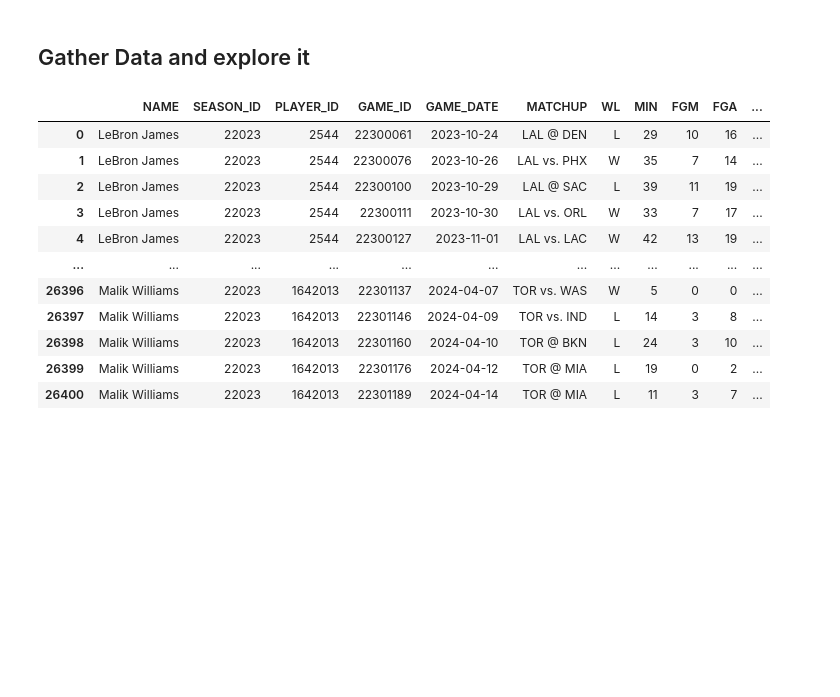
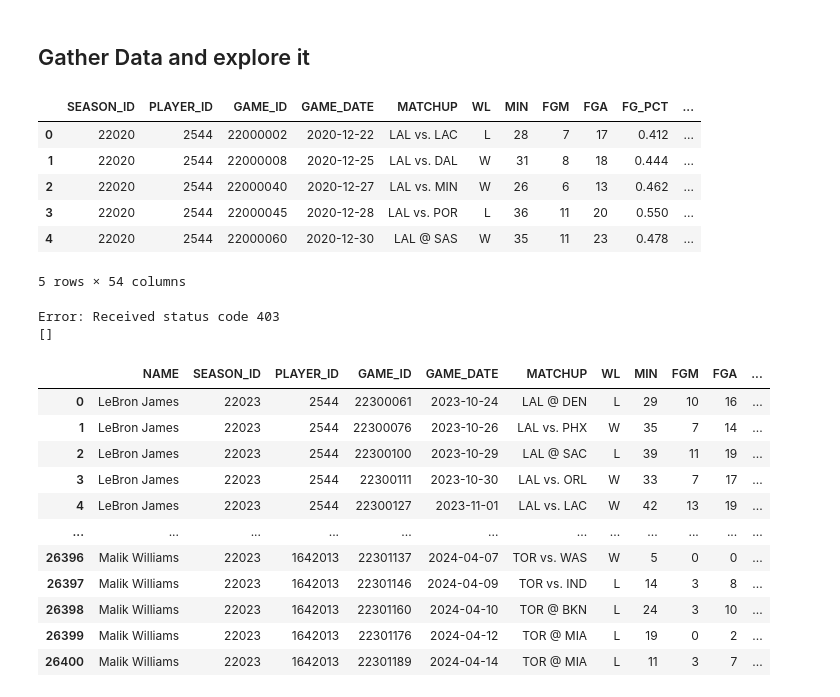
Before and after one commit to spon7ge/HoopsVista, a Jupyter notebook: PrizePicks/PlayerFunctions/TESTING.ipynb, the cells around one changed output. Drawn from its saved outputs; the diff is of its cells as text; code cells hidden in the pictures; blank space fills up the shorter version.

```diff
--- a/PrizePicks/PlayerFunctions/TESTING.ipynb
+++ b/PrizePicks/PlayerFunctions/TESTING.ipynb
@@ -15,3 +13,67 @@ combined_season_df = pd.read_csv('../csv_file/combined_seasons_df.csv')
+# %%
+# import os
+# current_dir = os.getcwd()
+# file_path = os.path.join(current_dir,'Data','csv_file','combined_data','combined_seasons_df.csv')
+# combined_season_df = pd.read_csv(file_path)
+import pandas as pd
+
+file_path = r'c:\\Users\\alexg\\OneDrive\\Documents\\player_predictor\\HoopsVista\\PrizePicks\\Data\\csv_file\\combined_data\\combined_seasons_df.csv'
+combined_season_df = pd.read_csv(file_path)
+
+combined_season_df.head()
+# %% [output]
+|  | SEASON_ID | PLAYER_ID | GAME_ID | GAME_DATE | MATCHUP | WL | MIN | FGM | FGA | FG_PCT | ... |
+| 0 | 22020 | 2544 | 22000002 | 2020-12-22 | LAL vs. LAC | L | 28 | 7 | 17 | 0.412 | ... |
+| 1 | 22020 | 2544 | 22000008 | 2020-12-25 | LAL vs. DAL | W | 31 | 8 | 18 | 0.444 | ... |
+| 2 | 22020 | 2544 | 22000040 | 2020-12-27 | LAL vs. MIN | W | 26 | 6 | 13 | 0.462 | ... |
+| 3 | 22020 | 2544 | 22000045 | 2020-12-28 | LAL vs. POR | L | 36 | 11 | 20 | 0.550 | ... |
+| 4 | 22020 | 2544 | 22000060 | 2020-12-30 | LAL @ SAS | W | 35 | 11 | 23 | 0.478 | ... |
+5 rows × 54 columns
+# %%
+import requests
+
+def fetch_prop_lines(player_name):
+    url = "https://api.prizepicks.com/projections"
+    params = {"league_id": 2, "limit": 500}  # NFL league_id is typically 2
+
+    try:
+        response = requests.get(url, params=params)
+
+        # Check if the response is successful
+        if response.status_code != 200:
+            print(f"Error: Received status code {response.status_code}")
+            return []
+
+        try:
+            projections = response.json().get('data', [])
+        except ValueError:
+            print("Error: Response content is not valid JSON.")
+            return []
+
+        player_props = []
+        for projection in projections:
+            attributes = projection['attributes']
+            if attributes['name'].lower() == player_name.lower():
+                player_props.append({
+                    'player_name': attributes['name'],
+                    'prop_stat': attributes['stat_type'],
+                    'prop_line': attributes['line_score'],
+                    'date': attributes['start_time']
+                })
+
+        if not player_props:
+            print(f"No prop lines found for player: {player_name}")
+        return player_props
+
+    except requests.RequestException as e:
+        print(f"Error: {e}")
+        return []
+
+# Test with an example player like "Patrick Mahomes"
+print(fetch_prop_lines("Patrick Mahomes"))
+# %% [output]
+Error: Received status code 403
+[]
 # %%
 pd.set_option('display.max_columns', None)
 player_data = pd.read_csv('csv_file/player_df_2024.csv')
```
Also changed, not shown: parts of 2 cells of this notebook, 4 other files.
